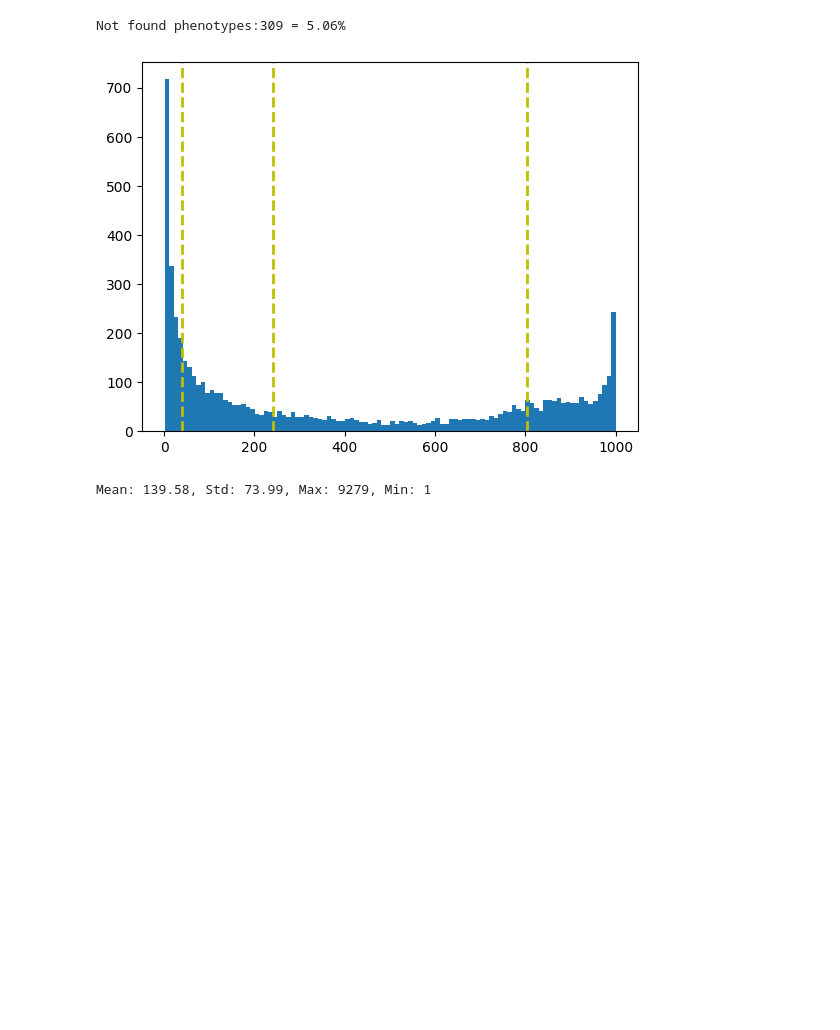
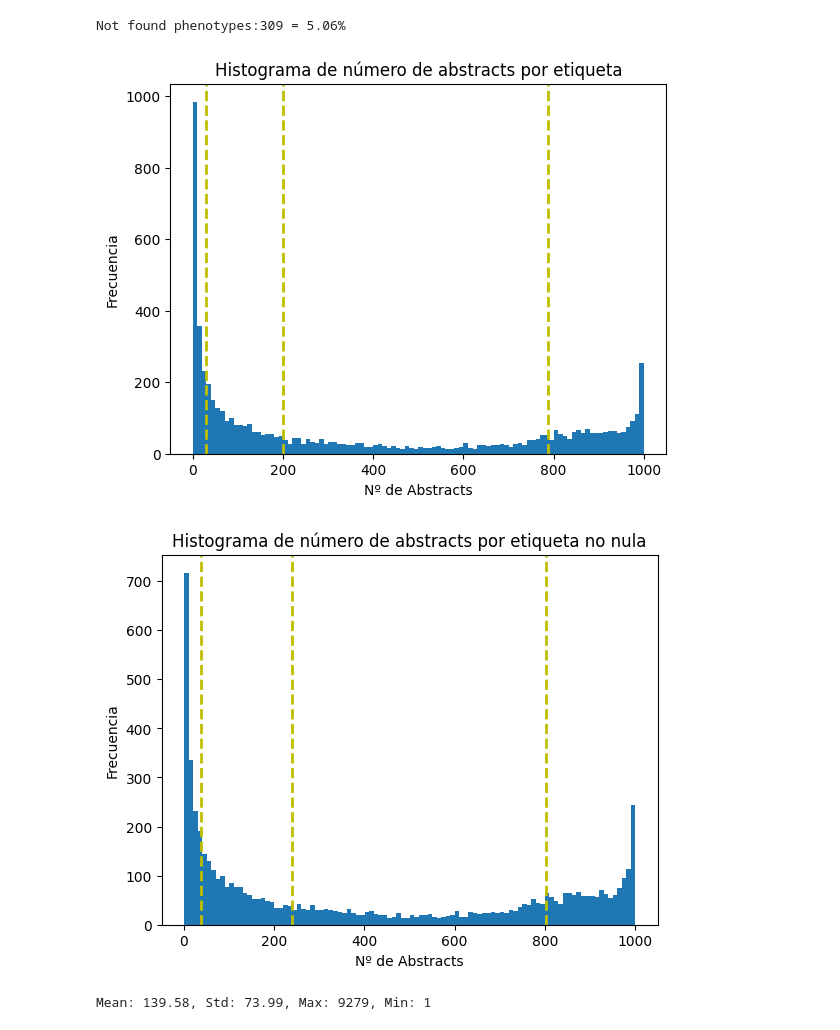
Before and after one commit to DgoMndez/DL-patogen-colab-DIIC, a Jupyter notebook: src/preprocessing/abstracts-sda.ipynb, the cells around one changed output. Drawn from its saved outputs; the diff is of its cells as text; code cells hidden in the pictures; blank space fills up the shorter version.

Commit message:
abstracts-sda-graficas

```diff
--- a/src/preprocessing/abstracts-sda.ipynb
+++ b/src/preprocessing/abstracts-sda.ipynb
@@ -127,14 +127,29 @@ Not found phenotypes:309 = 5.06%
 # %%
 # Histogram for number of abstracts
 dfNZ = dfIndex[dfIndex.numberPapers > 0]
-plt.hist(dfNZ['numberPapers'], bins=100)
+plt.hist(dfIndex['numberPapers'], bins=100)
 
 # Draw percentiles over histogram
 percentiles = [0.25, 0.5, 0.75]
 for p in percentiles:
+    plt.axvline(dfIndex['numberPapers'].quantile(p), color='y', linestyle='dashed', linewidth=2)
+
+plt.xlabel('Nº de Abstracts')
+plt.ylabel('Frecuencia')
+plt.title('Histograma de número de abstracts por etiqueta')
+plt.show()
+
+plt.hist(dfNZ['numberPapers'], bins=100)
+for p in percentiles:
     plt.axvline(dfNZ['numberPapers'].quantile(p), color='y', linestyle='dashed', linewidth=2)
+
+plt.xlabel('Nº de Abstracts')
+plt.ylabel('Frecuencia')
+plt.title('Histograma de número de abstracts por etiqueta no nula')
+plt.show()
 # %% [output]
-[figure, old version]
+[figure, new version]
+[figure, added]
 # %%
 # Abstract length density
 
```
Also changed, not shown: parts of 3 cells of this notebook.
